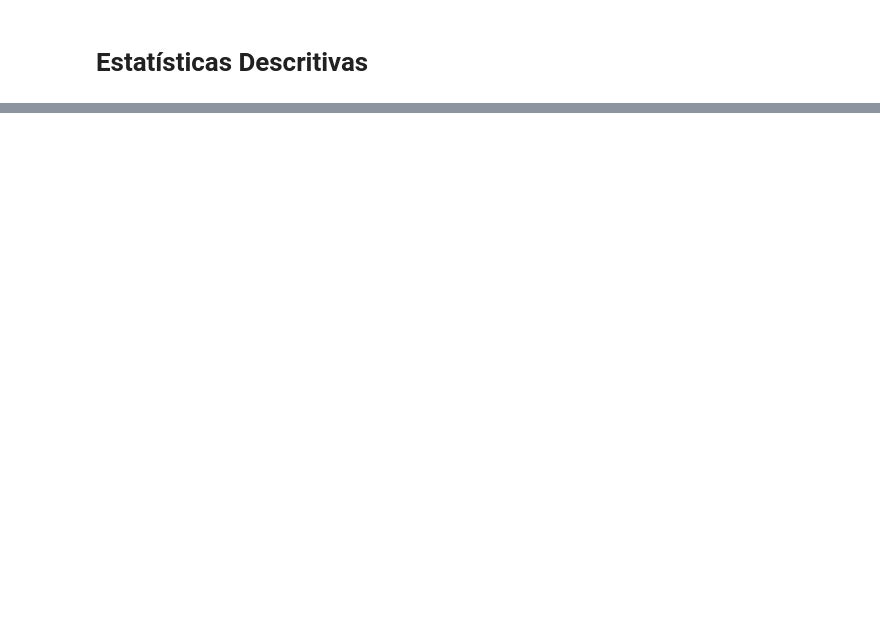
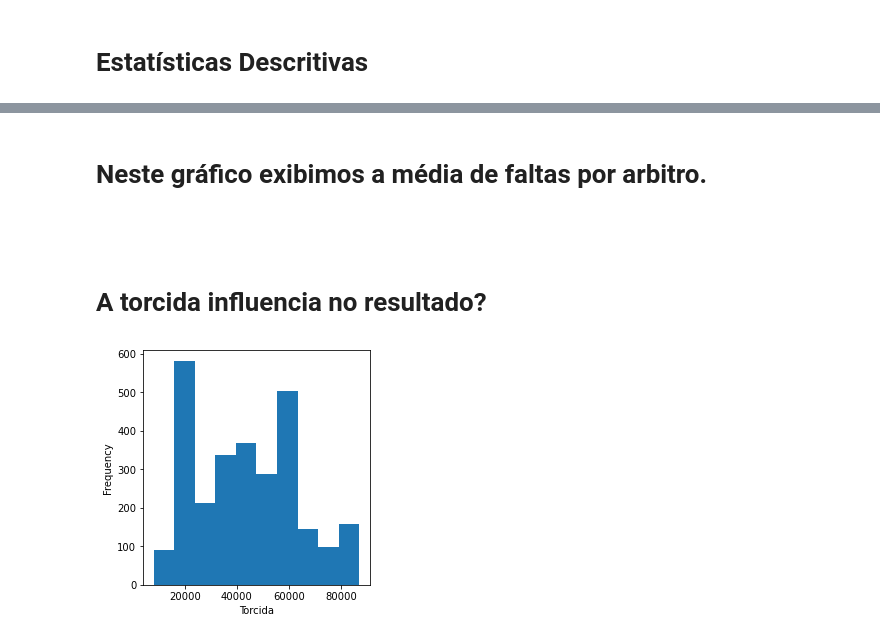
Before and after one commit to MarcosTamas12/Projeto-Integrador-III, a Jupyter notebook: Projeto Integrador.ipynb, the cells around one changed output, grey strips where cells are left out. Saved outputs shown, nothing was run; the diff lists cells and outputs as text; code cells hidden in the pictures; blank space fills up the shorter version.

```diff
--- a/Projeto Integrador.ipynb
+++ b/Projeto Integrador.ipynb
@@ -26,8 +36,6 @@ Conectado ao banco de dados  ('projeto_integrador',)
 # %%
 dados = pd.read_sql('SELECT * FROM projeto_integrador.pi',con)
 
-dados.loc[dados.gols_man > dados.gols_vis, 'Vitoria_man'] = 1
-dados.loc[dados.gols_man < dados.gols_vis, 'Vitoria_man'] = -1
-dados.loc[dados.gols_man == dados.gols_vis, 'Vitoria_man'] = 0
-
-#df_salarios.loc[df_salarios.TotalPay > media, 'SalarioAcimaMedia'] = 'Sim'
+dados.loc[dados.gols_man > dados.gols_vis, 'Vitoria_man'] = '1'
+dados.loc[dados.gols_man < dados.gols_vis, 'Vitoria_man'] = '-1'
+dados.loc[dados.gols_man == dados.gols_vis, 'Vitoria_man'] = '0'
@@ -207,0 +168,13 @@ plt.show()
+# %% [markdown]
+# Neste gráfico exibimos a média de faltas por arbitro.
+# %% [markdown]
+#
+# %% [markdown]
+# A torcida influencia no resultado?
+# %%
+ax = (dados.publico_max[dados['publico_max']>0]).plot.hist(figsize=(4, 4))
+ax.set_xlabel('Torcida')
+plt.tight_layout()
+plt.show()
+# %% [output]
+[figure, added]
```
Also changed, not shown: parts of 44 cells of this notebook.
